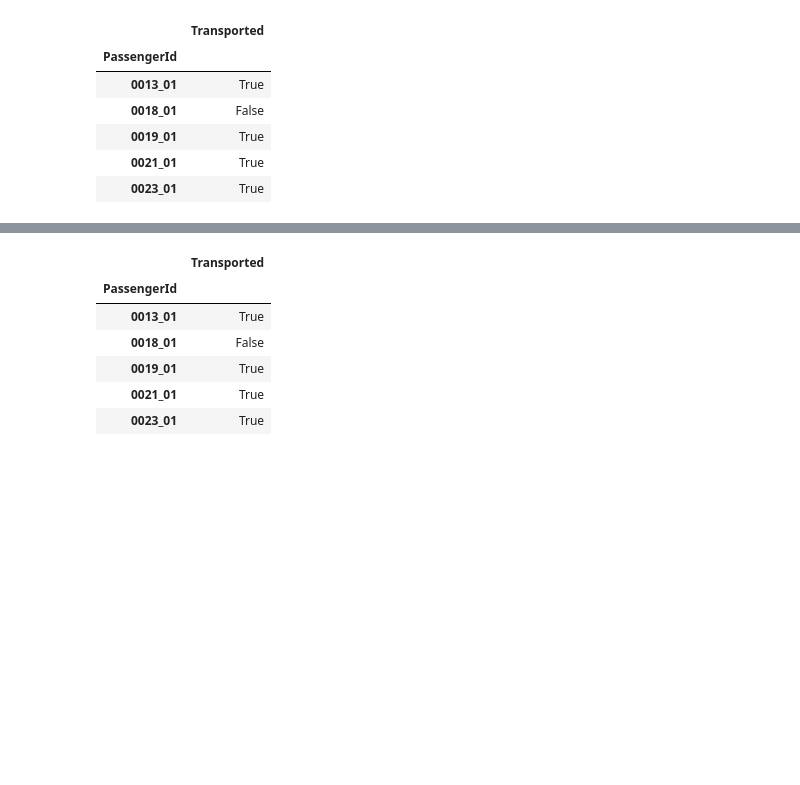
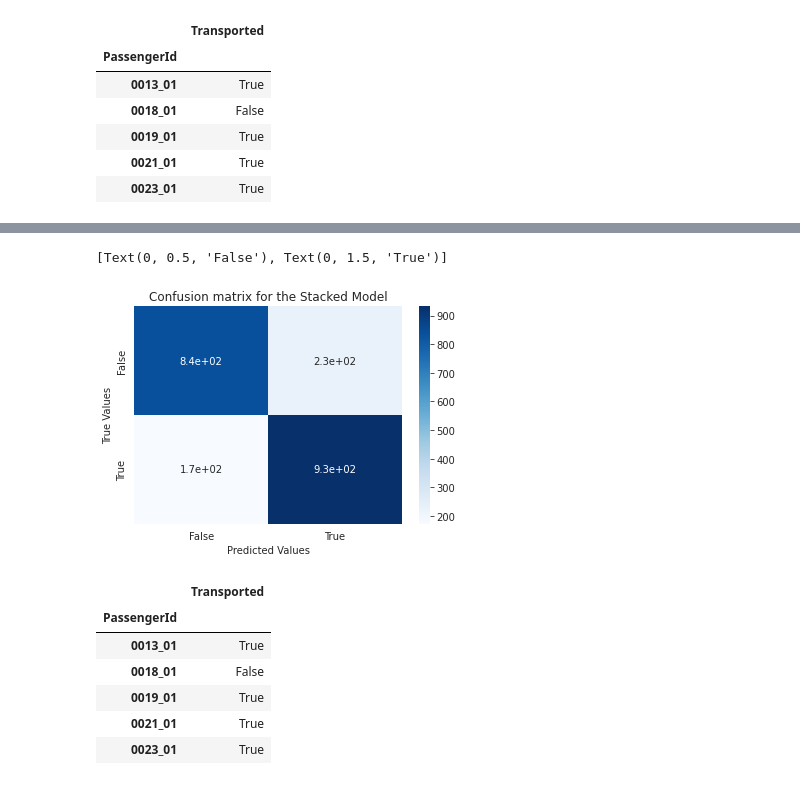
Before and after one commit to mhadjiantonis/SpaceshipTitanic, a Jupyter notebook: spaceship-titanic.ipynb, the cells around one changed output, grey strips where cells are left out. Saved outputs shown, nothing was run; the diff lists cells and outputs as text; code cells hidden in the pictures; blank space fills up the shorter version.

```diff
--- a/spaceship-titanic.ipynb
+++ b/spaceship-titanic.ipynb
@@ -732,3 +734,15 @@ display('Accuracy score: {:.4f}'.format(stack_pipe.score(X_test, y_test.astype(i
+# %%
+#Create and display a confusion matrix
+cf_matrix = confusion_matrix(y_test, stack_pipe.predict(X_test))
+ax = sns.heatmap(cf_matrix, annot=True, cmap='Blues')
+ax.set_title('Confusion matrix for the Stacked Model')
+ax.set_xlabel('Predicted Values')
+ax.set_ylabel('True Values')
+ax.set_xticklabels(['False', 'True'])
+ax.set_yticklabels(['False', 'True'])
+# %% [output]
+[Text(0, 0.5, 'False'), Text(0, 1.5, 'True')]
+[figure, added]
 # %%
 predictions_df = pd.DataFrame({
     'Transported': stack_pipe.predict(sub_df).astype(bool)
```
Also changed, not shown: parts of 30 cells of this notebook.
